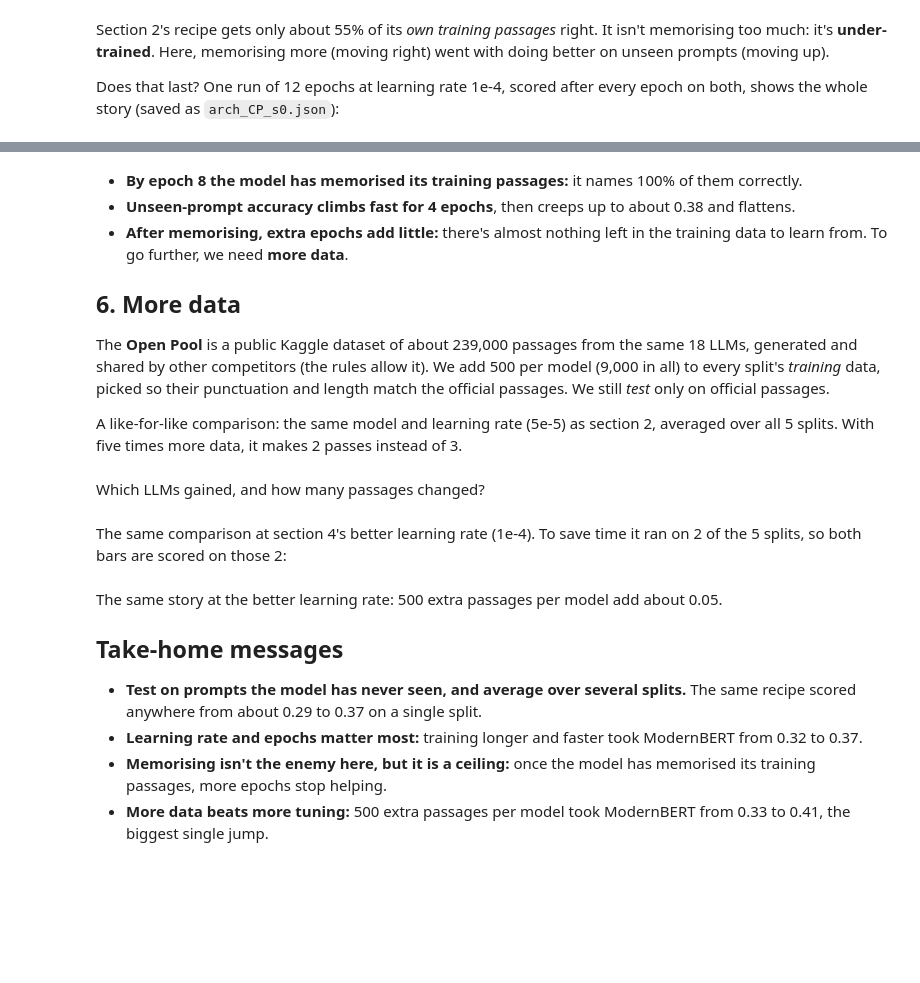
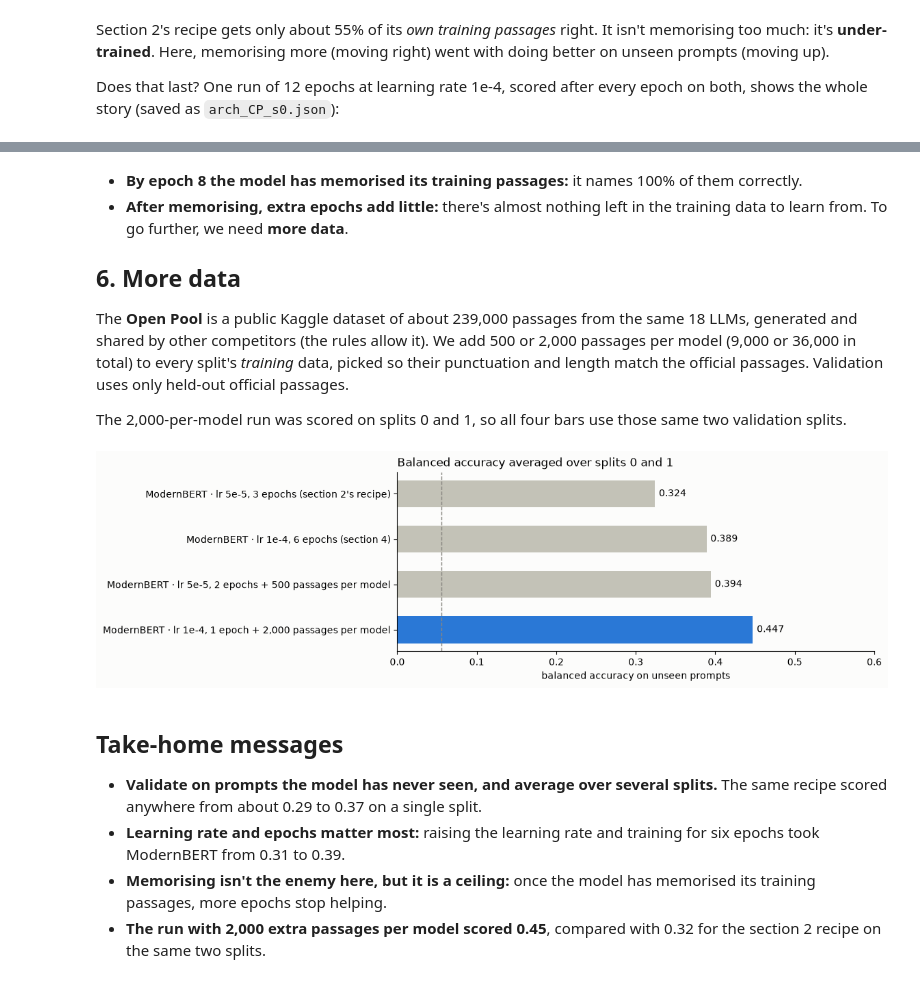
Before and after one commit to Voxoff/finetune-workshop, a Jupyter notebook: finetune_workshop.ipynb, the cells around one changed output, grey strips where cells are left out. Cells and saved outputs as stored; diff of their text form; code cells hidden in the pictures; blank space fills up the shorter version.

```diff
--- a/finetune_workshop.ipynb
+++ b/finetune_workshop.ipynb
@@ -260,40 +324,40 @@ plt.show()
 # %% [markdown]
 - **By epoch 8 the model has memorised its training passages:** it names 100% of them correctly.
-- **Unseen-prompt accuracy climbs fast for 4 epochs**, then creeps up to about 0.38 and flattens.
 - **After memorising, extra epochs add little:** there's almost nothing left in the training data to learn from. To go further, we need **more data**.
 
 ## 6. More data
 
-The **Open Pool** is a public Kaggle dataset of about 239,000 passages from the same 18 LLMs, generated and shared by other competitors (the rules allow it). We add 500 per model (9,000 in all) to every split's *training* data, picked so their punctuation and length match the official passages. We still *test* only on official passages.
+The **Open Pool** is a public Kaggle dataset of about 239,000 passages from the same 18 LLMs, generated and shared by other competitors (the rules allow it). We add 500 or 2,000 passages per model (9,000 or 36,000 in total) to every split's *training* data, picked so their punctuation and length match the official passages. Validation uses only held-out official passages.
 
-A like-for-like comparison: the same model and learning rate (5e-5) as section 2, averaged over all 5 splits. With five times more data, it makes 2 passes instead of 3.
+The 2,000-per-model run was scored on splits 0 and 1, so all four bars use those same two validation splits.
 # %%
 def saved(name):
     """A saved model's predictions: one row per passage (in train.csv order), one column per LLM."""
     return pd.read_parquet(RESULTS / f"{name}.parquet")[LABELS].to_numpy()
 
 def bars(scores, title):
     """One bar per model; the last (newest) in blue."""
     names = list(scores)
     fig, ax = plt.subplots(figsize=(9, 0.55 * len(names) + 1.2))
     ax.barh(names[::-1], [scores[n] for n in names[::-1]], color=[BLUE] + [LIGHT] * (len(names) - 1), height=0.6)
     for y, n in enumerate(names[::-1]):
         ax.text(scores[n] + 0.005, y, f"{scores[n]:.3f}", va="center")
     ax.axvline(1 / len(LABELS), color=GREY, ls="--", lw=1)  # guessing
     ax.set_xlim(0, 0.6)
     ax.set_xlabel("balanced accuracy on unseen prompts")
     ax.set_title(title)
     plt.show()
 
-def cv_score(probs, which=range(5)):
-    """Balanced accuracy on each split's test passages, averaged over the splits."""
-    return np.mean([balanced_accuracy_score(train.model.iloc[splits[k][1]], answers(probs[splits[k][1]]))
+def cv_score(probs, which=(0, 1)):
+    """Balanced accuracy on each split's validation passages, averaged over the splits."""
+    return np.mean([balanced_accuracy_score(labeled_df.model.iloc[splits[k][1]], answers(probs[splits[k][1]]))
                     for k in which])
 
 bars({
     "ModernBERT · lr 5e-5, 3 epochs (section 2's recipe)": cv_score(saved("modernbert_official")),
     "ModernBERT · lr 1e-4, 6 epochs (section 4)": cv_score(saved("arch_T3_s0")),
-    "ModernBERT · lr 5e-5 + 500 pool passages per model": cv_score(saved("modernbert_pool500")),
-}, "Average over 5 splits")
+    "ModernBERT · lr 5e-5, 2 epochs + 500 passages per model": cv_score(saved("modernbert_pool500")),
+    "ModernBERT · lr 1e-4, 1 epoch + 2,000 passages per model": cv_score(saved("arch_P2k_s0")),
+}, "Balanced accuracy averaged over splits 0 and 1")
+# %% [output]
+[figure, added]
-# %% [markdown]
-Which LLMs gained, and how many passages changed?
@@ -319,2 +363,0 @@ print(f"{((before != truth) & (after == truth)).sum()} passages fixed, {((before
-# %% [markdown]
-The same comparison at section 4's better learning rate (1e-4). To save time it ran on 2 of the 5 splits, so both bars are scored on those 2:
@@ -325,9 +364,7 @@ bars({"ModernBERT · lr 1e-4, official passages only": cv_score(saved("arch_B8_s
 # %% [markdown]
-The same story at the better learning rate: 500 extra passages per model add about 0.05.
-
 ## Take-home messages
 
-- **Test on prompts the model has never seen, and average over several splits.** The same recipe scored anywhere from about 0.29 to 0.37 on a single split.
-- **Learning rate and epochs matter most:** training longer and faster took ModernBERT from 0.32 to 0.37.
+- **Validate on prompts the model has never seen, and average over several splits.** The same recipe scored anywhere from about 0.29 to 0.37 on a single split.
+- **Learning rate and epochs matter most:** raising the learning rate and training for six epochs took ModernBERT from 0.31 to 0.39.
 - **Memorising isn't the enemy here, but it is a ceiling:** once the model has memorised its training passages, more epochs stop helping.
-- **More data beats more tuning:** 500 extra passages per model took ModernBERT from 0.33 to 0.41, the biggest single jump.
+- **The run with 2,000 extra passages per model scored 0.45**, compared with 0.32 for the section 2 recipe on the same two splits.
```
Also changed, not shown: parts of 23 cells of this notebook, 2 other files.
